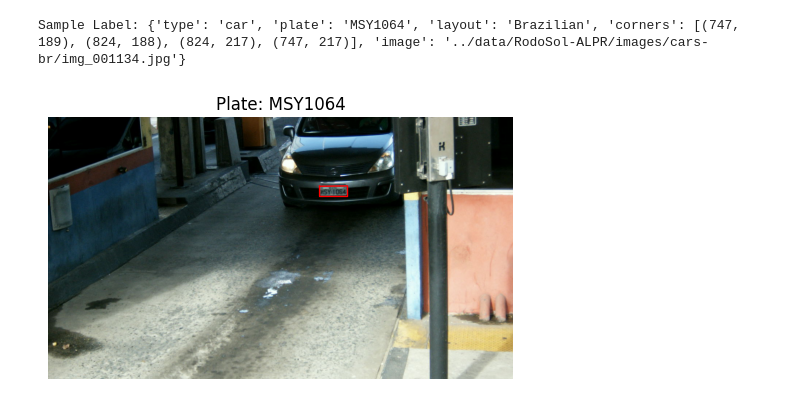
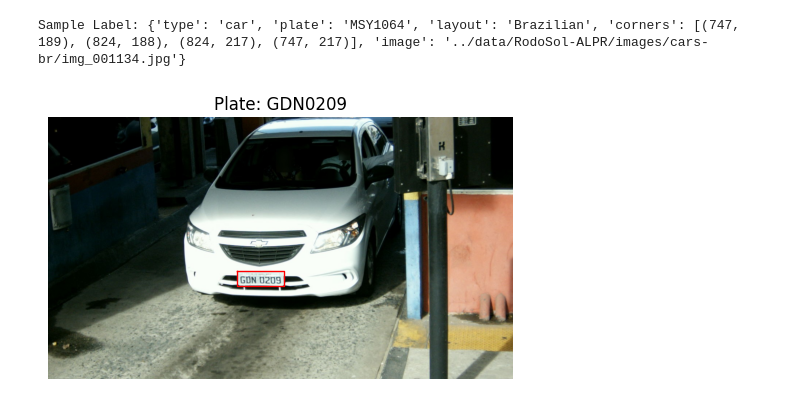
Before and after one commit to juancapuyo/SSPLM-ALPR, a Jupyter notebook: notebooks/RodoSol_Visualisation.ipynb, the cells around one changed output. Saved outputs shown, nothing was run; the diff lists cells and outputs as text; code cells hidden in the pictures.

```diff
--- a/notebooks/RodoSol_Visualisation.ipynb
+++ b/notebooks/RodoSol_Visualisation.ipynb
@@ -16,12 +16,15 @@ sys.path.append(os.path.abspath("../src"))
 from datasets.RodoSolDataset import RodoSolDataset
 # %%
 data_dir = "../data/RodoSol-ALPR"  # Path to the dataset folder
-annotations_file = "./annotations.csv"  # Path to annotations file
 
 # Instantiate the dataset
-dataset = RodoSolDataset(data_dir, annotations_file)
+dataset = RodoSolDataset(data_dir)
 
-# Print dataset size to verify
 print(f"Dataset size: {len(dataset)}")
+
+# Get the first 5 samples
+for i in range(5):
+    image, label = dataset[i]
+    print(f"Sample {i}: {label}")
 # %% [output]
 Dataset size: 20000
@@ -34,32 +42,45 @@ Sample Label: {'type': 'car', 'plate': 'MSY1064', 'layout': 'Brazilian', 'corner
 # %%
 import matplotlib.pyplot as plt
 from torchvision.transforms import ToPILImage
 
 # Function to display a sample
 def show_sample(idx):
     image, label = dataset[idx]
 
     # Convert tensor to PIL image
     to_pil = ToPILImage()
     image = to_pil(image)
 
     # Plot image
     plt.figure(figsize=(6,6))
     plt.imshow(image)
     plt.axis("off")
     plt.title(f"Plate: {label.get('plate', 'N/A')}")
 
     # Draw bounding box if available
     if "corners" in label:
-        corners = label["corners"]
-        x_coords, y_coords = zip(*corners)
-        x_coords += (x_coords[0],)  # Close the polygon
-        y_coords += (y_coords[0],)
-        plt.plot(x_coords, y_coords, color="red", linewidth=1)
+        x_min, y_min, width, height = label["corners"]
+
+        # Reconstruct the four corners
+        corners = [
+            (x_min, y_min),  # Top-left
+            (x_min + width, y_min),  # Top-right
+            (x_min + width, y_min + height),  # Bottom-right
+            (x_min, y_min + height),  # Bottom-left
+        ]
+
+    # Extract x and y coordinates separately
+    x_coords, y_coords = zip(*corners)
+
+    # Close the polygon (connect last point to first)
+    x_coords += (x_coords[0],)
+    y_coords += (y_coords[0],)
+
+    plt.plot(x_coords, y_coords, color="red", linewidth=1)
 
     plt.show()
 
 # Show the first image
-show_sample(0)
+show_sample(10)
 # %% [output]
-[figure, old version]
+[figure, new version]
```
Also changed, not shown: parts of 2 cells of this notebook, 4 other files.
